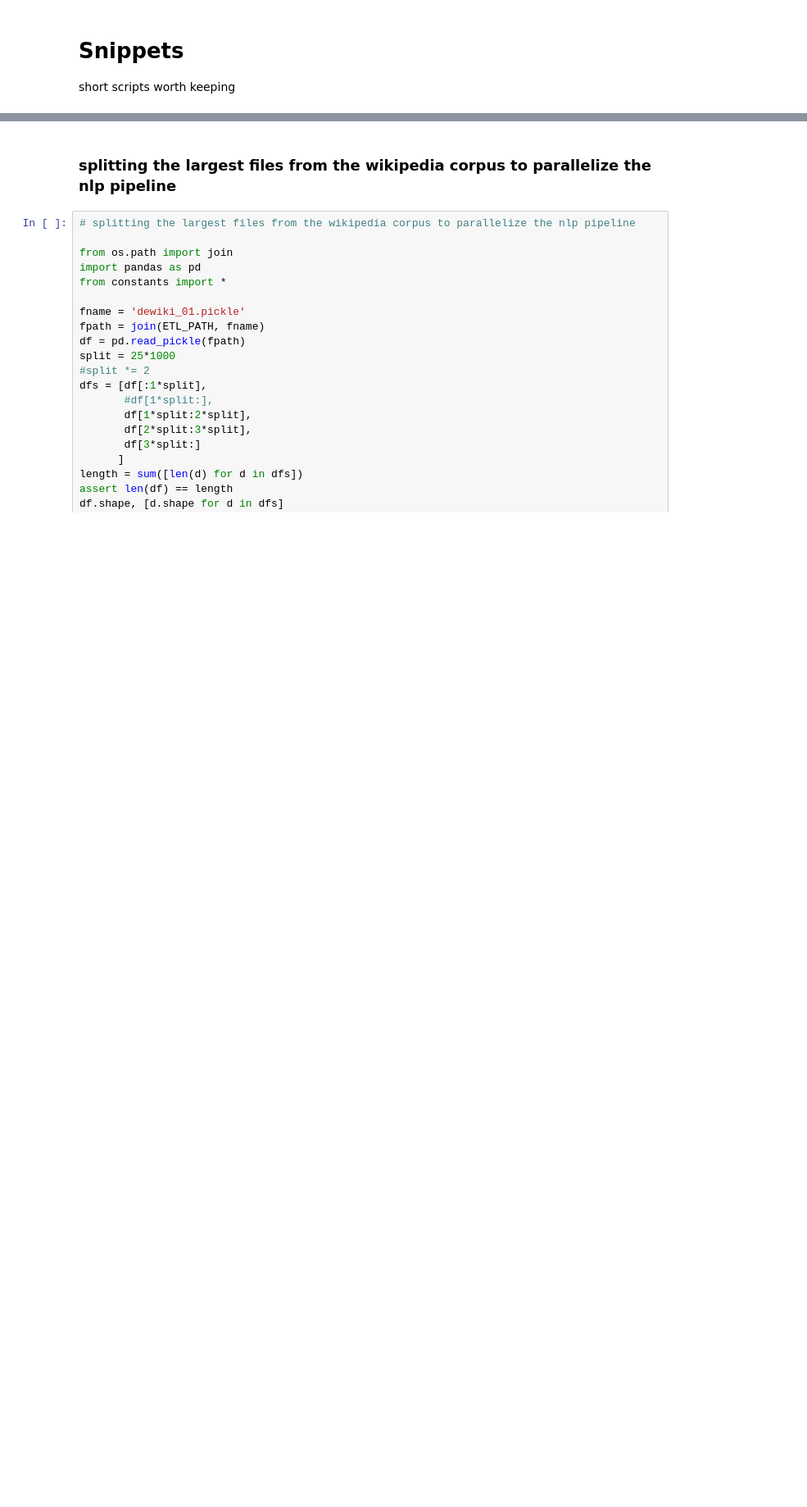
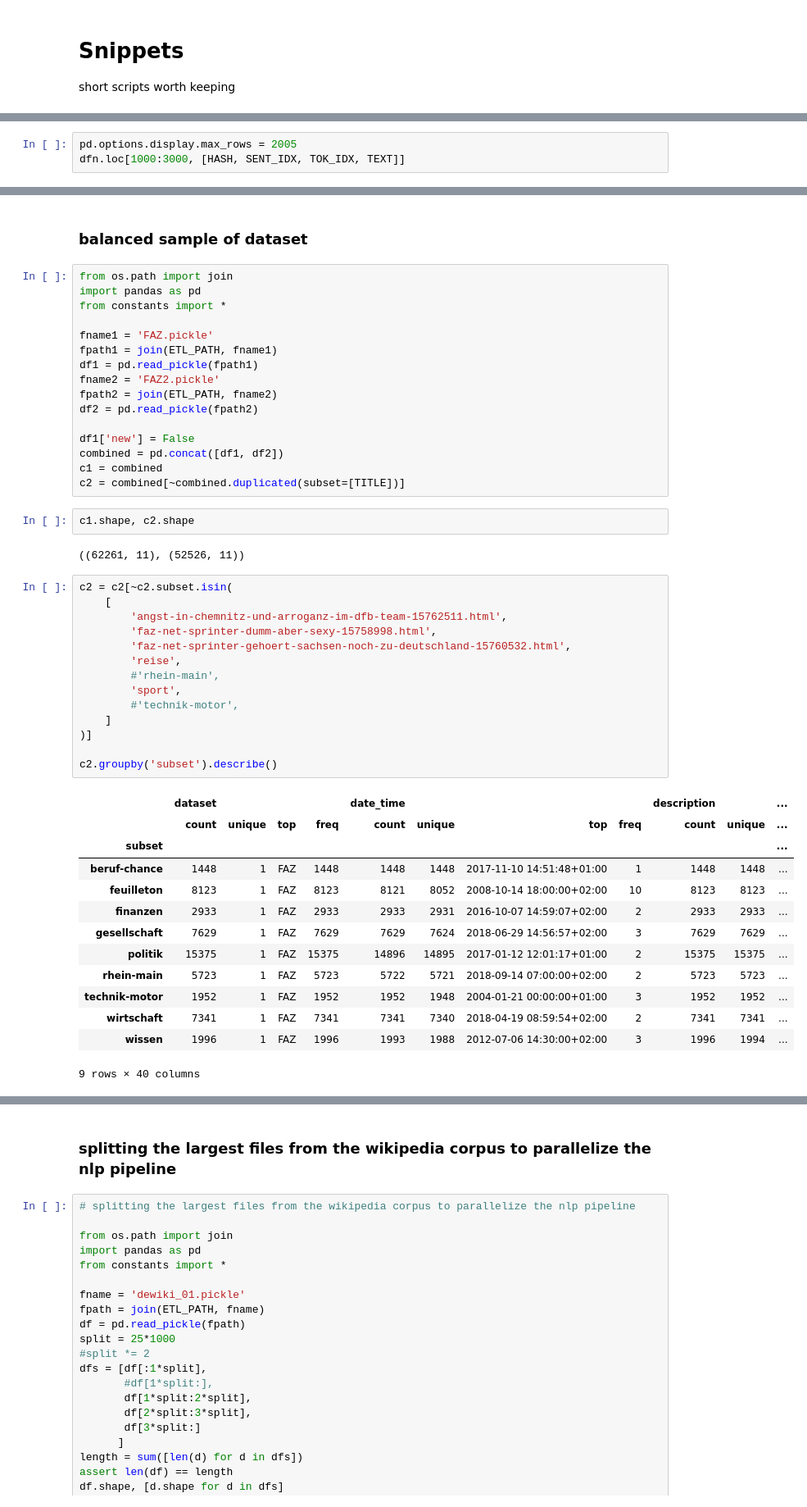
Before and after one commit to andifunke/topic-labeling, a Jupyter notebook: Snippets.ipynb, the cells around one changed output, grey strips where cells are left out. Shown at 82% size. Drawn from its saved outputs; the diff is of its cells as text; blank space fills up the shorter version.

```diff
--- a/Snippets.ipynb
+++ b/Snippets.ipynb
@@ -4,0 +35,3 @@ short scripts worth keeping
+# %%
+pd.options.display.max_rows = 2005
+dfn.loc[1000:3000, [HASH, SENT_IDX, TOK_IDX, TEXT]]
@@ -4,0 +148,50 @@ short scripts worth keeping
+# %% [markdown]
+### balanced sample of dataset
+# %%
+from os.path import join
+import pandas as pd
+from constants import *
+
+fname1 = 'FAZ.pickle'
+fpath1 = join(ETL_PATH, fname1)
+df1 = pd.read_pickle(fpath1)
+fname2 = 'FAZ2.pickle'
+fpath2 = join(ETL_PATH, fname2)
+df2 = pd.read_pickle(fpath2)
+
+df1['new'] = False
+combined = pd.concat([df1, df2])
+c1 = combined
+c2 = combined[~combined.duplicated(subset=[TITLE])]
+# %%
+c1.shape, c2.shape
+# %% [output]
+((62261, 11), (52526, 11))
+# %%
+c2 = c2[~c2.subset.isin(
+    [
+        'angst-in-chemnitz-und-arroganz-im-dfb-team-15762511.html',
+        'faz-net-sprinter-dumm-aber-sexy-15758998.html',
+        'faz-net-sprinter-gehoert-sachsen-noch-zu-deutschland-15760532.html',
+        'reise',
+        #'rhein-main',
+        'sport',
+        #'technik-motor',
+    ]
+)]
+
+c2.groupby('subset').describe()
+# %% [output]
+|  | dataset |  |  |  | date_time |  |  |  | description |  | ... |
+|  | count | unique | top | freq | count | unique | top | freq | count | unique | ... |
+| subset |  |  |  |  |  |  |  |  |  |  | ... |
+| beruf-chance | 1448 | 1 | FAZ | 1448 | 1448 | 1448 | 2017-11-10 14:51:48+01:00 | 1 | 1448 | 1448 | ... |
+| feuilleton | 8123 | 1 | FAZ | 8123 | 8121 | 8052 | 2008-10-14 18:00:00+02:00 | 10 | 8123 | 8123 | ... |
+| finanzen | 2933 | 1 | FAZ | 2933 | 2933 | 2931 | 2016-10-07 14:59:07+02:00 | 2 | 2933 | 2933 | ... |
+| gesellschaft | 7629 | 1 | FAZ | 7629 | 7629 | 7624 | 2018-06-29 14:56:57+02:00 | 3 | 7629 | 7629 | ... |
+| politik | 15375 | 1 | FAZ | 15375 | 14896 | 14895 | 2017-01-12 12:01:17+01:00 | 2 | 15375 | 15375 | ... |
+| rhein-main | 5723 | 1 | FAZ | 5723 | 5722 | 5721 | 2018-09-14 07:00:00+02:00 | 2 | 5723 | 5723 | ... |
+| technik-motor | 1952 | 1 | FAZ | 1952 | 1952 | 1948 | 2004-01-21 00:00:00+01:00 | 3 | 1952 | 1952 | ... |
+| wirtschaft | 7341 | 1 | FAZ | 7341 | 7341 | 7340 | 2018-04-19 08:59:54+02:00 | 2 | 7341 | 7341 | ... |
+| wissen | 1996 | 1 | FAZ | 1996 | 1993 | 1988 | 2012-07-06 14:30:00+02:00 | 3 | 1996 | 1994 | ... |
+9 rows × 40 columns
```
Also changed, not shown: parts of 19 cells of this notebook, 5 other files.
